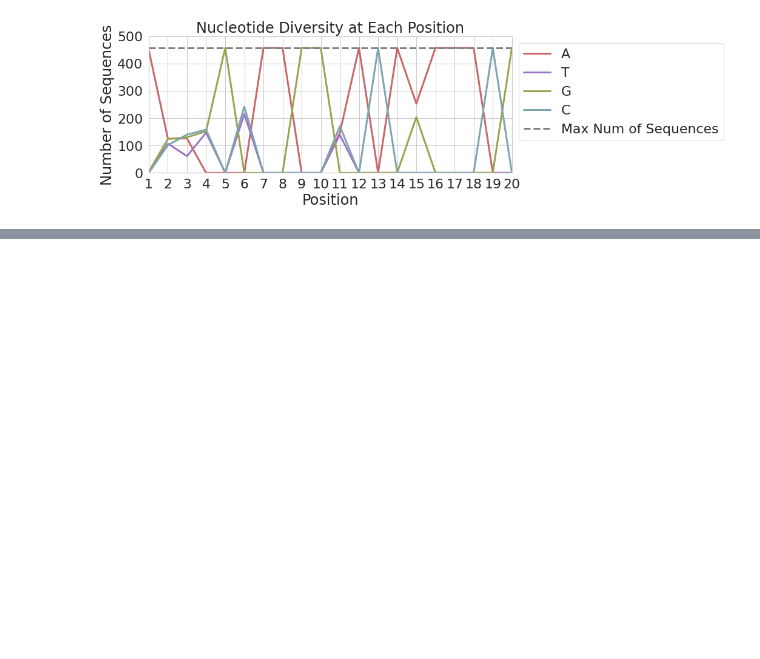
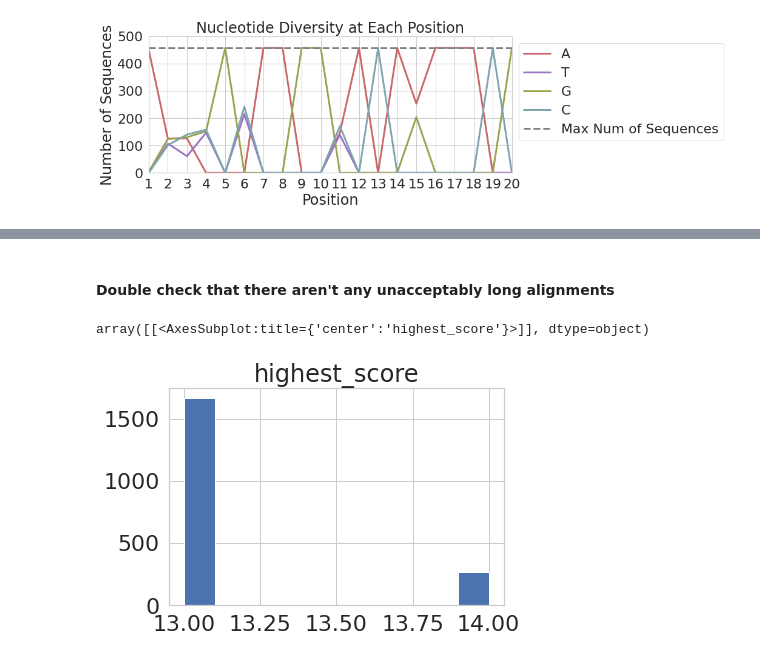
Before and after one commit to uwmisl/cas9-similarity-search, a Jupyter notebook: notebooks/03_simulation/seqs_to_order.ipynb, the cells around one changed output, grey strips where cells are left out. Cells and saved outputs as stored; diff of their text form; code cells hidden in the pictures; blank space fills up the shorter version.

```diff
--- a/notebooks/03_simulation/seqs_to_order.ipynb
+++ b/notebooks/03_simulation/seqs_to_order.ipynb
@@ -132,5 +138,6 @@ front_up | random_pad | target_seq | PAM | file_ID | random_pad | back_up = 123n
 # %%
 front_up = 'TACTCGCTGCGTGCAATTTA'
 back_up =  'AAAGTGTCCGAACGTGTCAA'
+primer_list = [front_up, back_up]
 PAM = 'TGG'
-random_pad = 'N'*20
+random_pad = 'N'*60
@@ -202,0 +268,3 @@ file_id_list = make_file_ids(num_ids=len(unique_targets), id_len=20)
+# %%
+# make a list of the file ID sequences, this takes about 2 min
+file_id_list = make_file_ids(num_ids=len(unique_targets), id_len=20, dist_threshold=11, primer_list=primer_list)
@@ -202,0 +291,24 @@ file_id_list = make_file_ids(num_ids=len(unique_targets), id_len=20)
+# %%
+# start generating padding sequences that have the same criteria as file ID sequences, and
+# that don't align with more than 14 nts from any file ID, or 30 nts with other padding sequences
+# (the threshold values were determined somewhat arbitrarily (more stringency slows the process/is impossible)
+padding_list = []
+alignment_thresh_fid_pad = 14
+alignment_thresh_newpad_pad = 30
+
+while len(padding_list) < len(file_id_list):
+
+    # generate padding sequences that passes internal checks
+    new_pad_seq = make_file_ids(1, 60, 35, primer_list) #the third value doesn't matter when the first is 1
+
+    # check if pad seq passes alignment threshold check against file IDS
+    seq_alignment_df = check_alignment_btw_seq_lists(file_id_list, new_pad_seq, alignment_thresh_fid_pad)
+    if len(seq_alignment_df) == 0:
+
+        # check if pad seq passes alignment threshold check against other pad seqs
+        if len(padding_list) > 0:
+            seq_alignment_df = check_alignment_btw_seq_lists(new_pad_seq, padding_list, alignment_thresh_newpad_pad)
+            if len(seq_alignment_df) == 0:
+                padding_list.append(new_pad_seq[0])
+        if len(padding_list) == 0:
+            padding_list.append(new_pad_seq[0])
@@ -202,0 +335,8 @@ file_id_list = make_file_ids(num_ids=len(unique_targets), id_len=20)
+# %% [markdown]
+#### Double check that there aren't any unacceptably long alignments
+# %%
+double_check_df = check_alignment_btw_seq_lists(file_id_list, padding_list, 12)
+double_check_df.hist('highest_score')
+# %% [output]
+array([[<AxesSubplot:title={'center':'highest_score'}>]], dtype=object)
+[figure, added]
```
Also changed, not shown: parts of 25 cells of this notebook, 7 other files.
